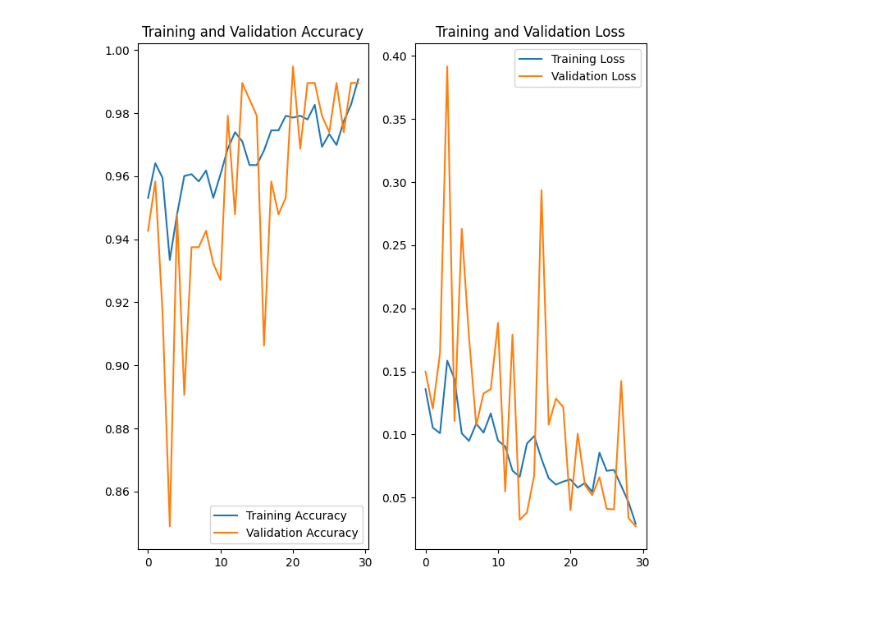
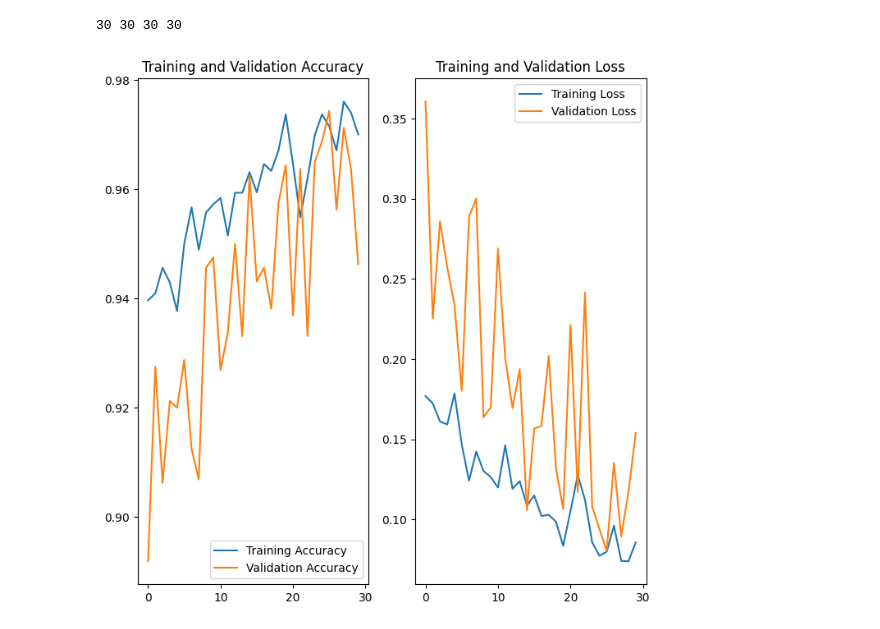
Before and after one commit to Getachew0557/CNN-model-tomato-classfication, a Jupyter notebook: notebook/CNN.ipynb, the cells around one changed output. Cells and saved outputs as stored; diff of their text form; code cells hidden in the pictures.

```diff
--- a/notebook/CNN.ipynb
+++ b/notebook/CNN.ipynb
@@ -13,8 +13,8 @@ Num GPUs Available:  0
 # %%
-BATCH_SIZE = 32
-IMAGE_SIZE = 256
+BATCH_SIZE = 64
+IMAGE_SIZE = 128
 CHANNELS=3
-EPOCHS=30
+EPOCHS=20
 # %%
 import zipfile
 import os
@@ -36,7 +36,7 @@ class_folders = os.listdir(EXTRACT_PATH)
 print("Class folders:", class_folders)
 
 dataset = tf.keras.preprocessing.image_dataset_from_directory(
-    EXTRACT_PATH / "PlantVillage",
+    EXTRACT_PATH / "tomato",
     seed=123,
     shuffle=True,
     image_size=(IMAGE_SIZE, IMAGE_SIZE),
@@ -110,26 +120,19 @@ train_ds = train_ds.map(
 ).prefetch(buffer_size=tf.data.AUTOTUNE)
 # %%
 input_shape = (IMAGE_SIZE, IMAGE_SIZE, CHANNELS)
-n_classes = 3
+n_classes = 10
 
 model = models.Sequential([
     layers.Input(shape=input_shape),
     layers.Conv2D(32, (3, 3), activation='relu'),
     layers.MaxPooling2D((2, 2)),
-    layers.Conv2D(64, kernel_size = (3,3), activation='relu'),
-    layers.MaxPooling2D((2,2)),
-    layers.Conv2D(64, kernel_size = (3,3), activation='relu'),
-    layers.MaxPooling2D((2,2)),
-    layers.Conv2D(64, (3,3), activation='relu'),
-    layers.MaxPooling2D((2,2)),
-    layers.Conv2D(64, (3,3), activation='relu'),
-    layers.MaxPooling2D((2,2)),
-    layers.Conv2D(64, (3,3), activation='relu'),
-    layers.MaxPooling2D((2,2)),
-    layers.Flatten(),
+    layers.Conv2D(64, kernel_size=(3, 3), activation='relu'),
+    layers.MaxPooling2D((2, 2)),
+    layers.Conv2D(128, kernel_size=(3, 3), activation='relu'),
+    layers.MaxPooling2D((2, 2)),
+    layers.GlobalAveragePooling2D(),
     layers.Dense(64, activation='relu'),
     layers.Dense(n_classes, activation='softmax'),
-
 ])
 # %%
 model.summary()
@@ -164,7 +167,7 @@ model.compile(
 # %%
 history = model.fit(
     train_ds,
-    batch_size=BATCH_SIZE,
+    batch_size=16,
     validation_data=val_ds,
     verbose=1,
     epochs=30,
@@ -197,22 +200,28 @@ val_acc = history.history['val_accuracy']
 
 loss = history.history['loss']
 val_loss = history.history['val_loss']
+# %%
+print(len(acc), len(val_acc), len(loss), len(val_loss))
+# %% [output]
+30 30 30 30
 # %%
 plt.figure(figsize=(8, 8))
+
 plt.subplot(1, 2, 1)
-plt.plot(range(EPOCHS), acc, label='Training Accuracy')
-plt.plot(range(EPOCHS), val_acc, label='Validation Accuracy')
+plt.plot(range(len(acc)), acc, label='Training Accuracy')
+plt.plot(range(len(val_acc)), val_acc, label='Validation Accuracy')
 plt.legend(loc='lower right')
 plt.title('Training and Validation Accuracy')
 
 plt.subplot(1, 2, 2)
-plt.plot(range(EPOCHS), loss, label='Training Loss')
-plt.plot(range(EPOCHS), val_loss, label='Validation Loss')
+plt.plot(range(len(loss)), loss, label='Training Loss')
+plt.plot(range(len(val_loss)), val_loss, label='Validation Loss')
 plt.legend(loc='upper right')
 plt.title('Training and Validation Loss')
+
 plt.show()
 # %% [output]
-[figure, old version]
+[figure, new version]
 # %%
 import numpy as np
 for images_batch, labels_batch in test_ds.take(1):
```
Also changed, not shown: parts of 12 cells of this notebook, 4 other files.
